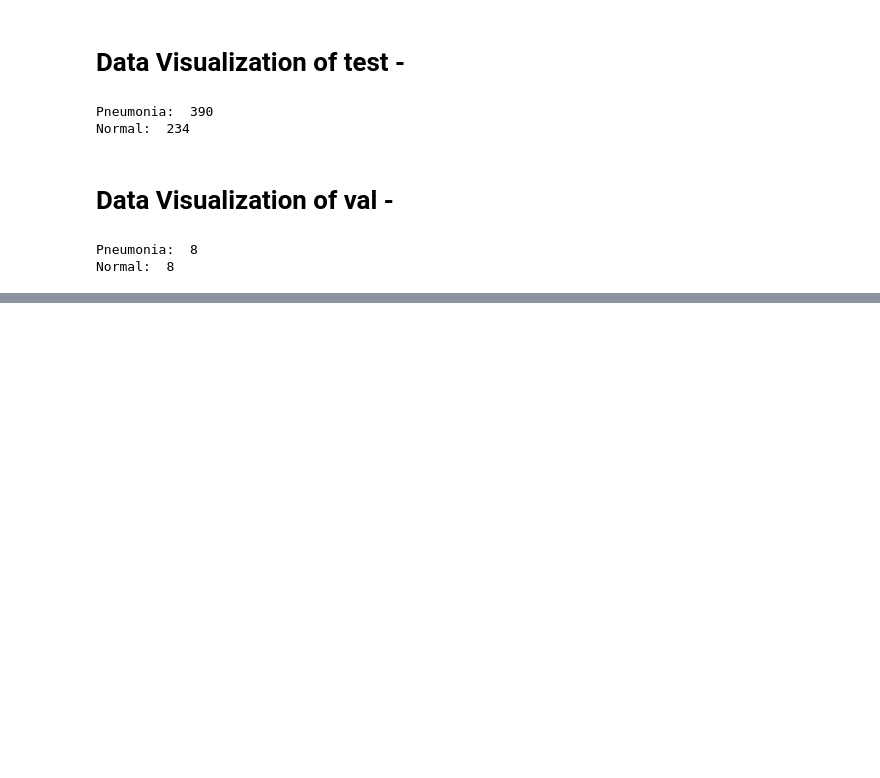
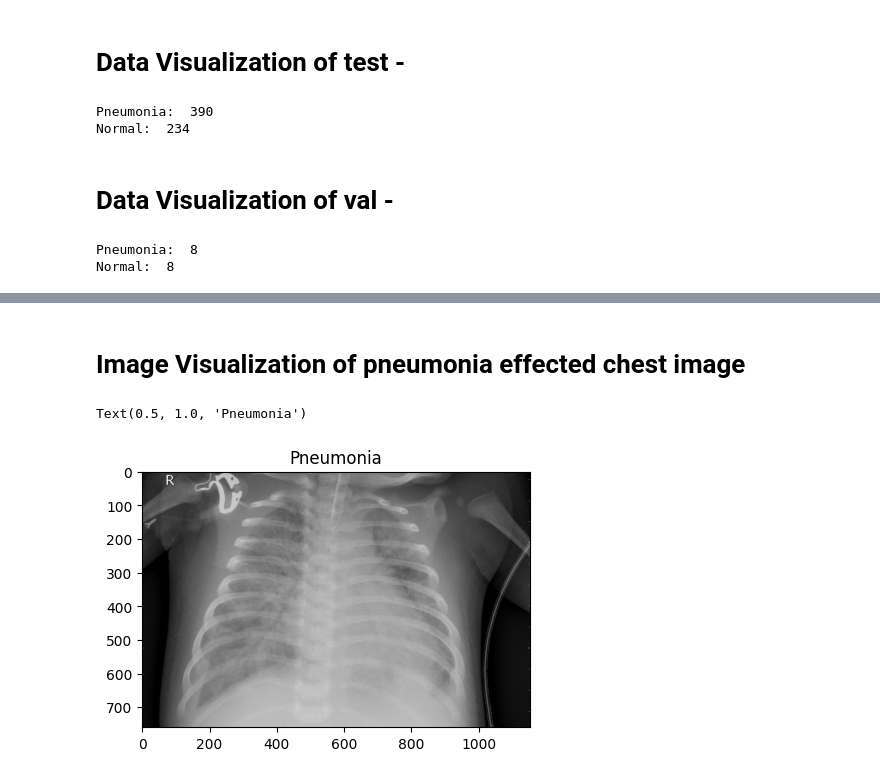
Before and after one commit to Nitin1692/Pneumonia-Detection, a Jupyter notebook: Pnemounia_Detection.ipynb, the cells around one changed output, grey strips where cells are left out. Cells and saved outputs as stored; diff of their text form; code cells hidden in the pictures; blank space fills up the shorter version.

```diff
--- a/Pnemounia_Detection.ipynb
+++ b/Pnemounia_Detection.ipynb
@@ -61,0 +74,12 @@ Normal:  8
+# %% [markdown]
+# Image Visualization of pneumonia effected chest image
+# %%
+pneumonia_dir = './input/chest_xray/train/PNEUMONIA/'
+pneumonia_img = os.listdir('./input/chest_xray/train/PNEUMONIA/')[0]
+img = plt.imread(os.path.join(pneumonia_dir, pneumonia_img))
+plt.figure(figsize=(5,5))
+plt.imshow(img, cmap='gray')
+plt.title("Pneumonia")
+# %% [output]
+Text(0.5, 1.0, 'Pneumonia')
+[figure, added]
```
Also changed, not shown: parts of 2 cells of this notebook.
